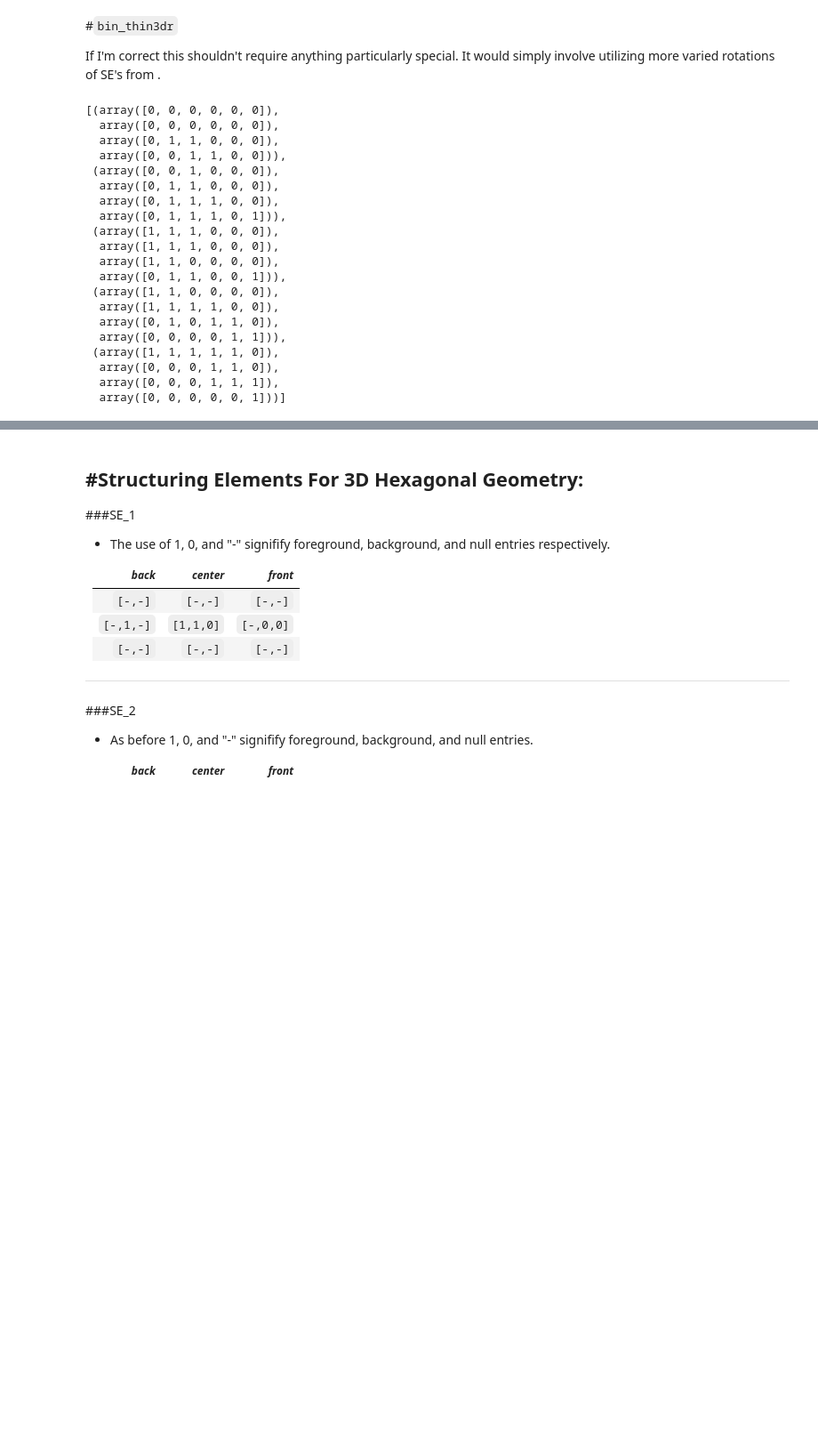
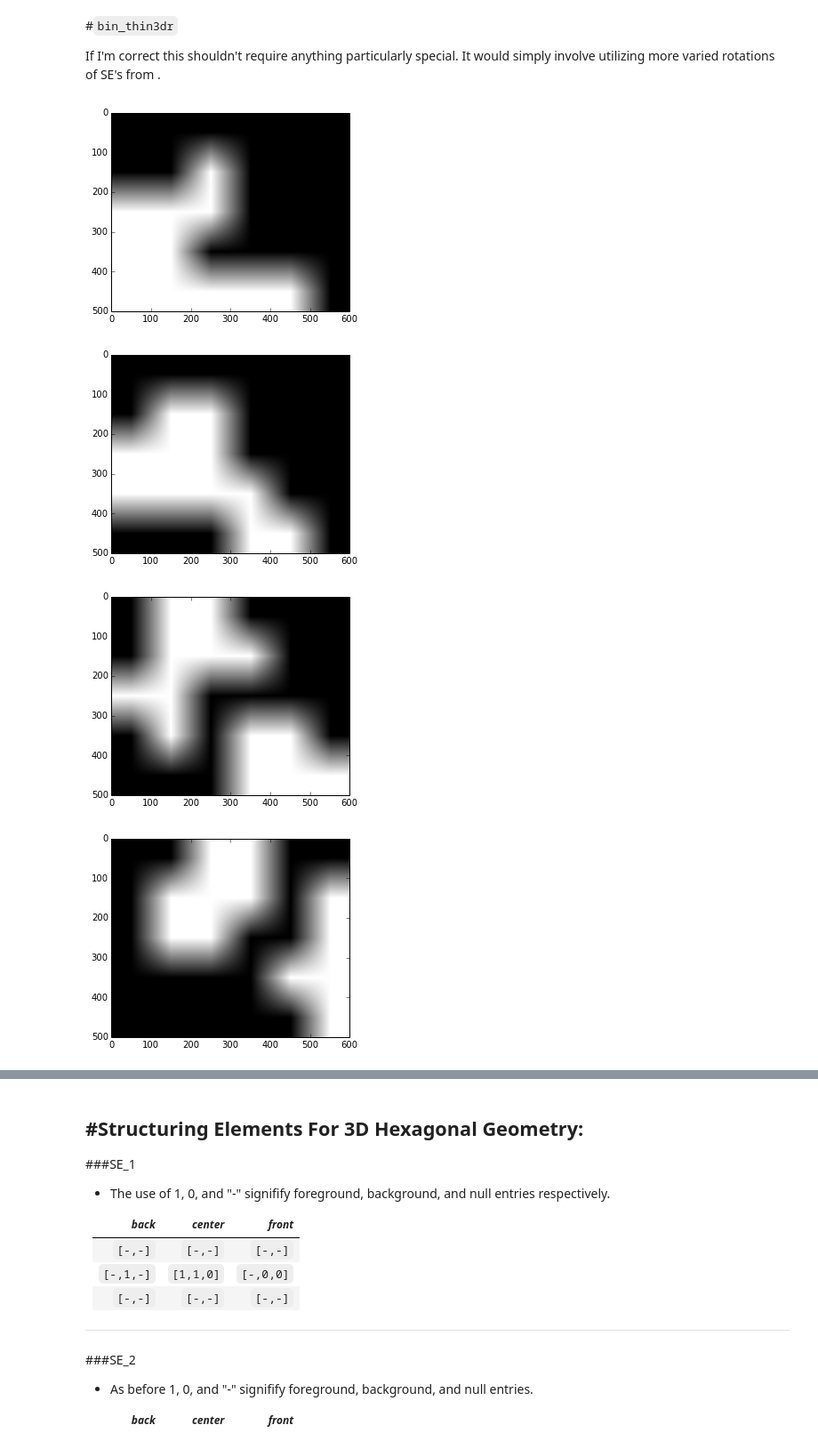
Before and after one commit to rmorshea/niffte-tracker3d, a Jupyter notebook: tracker3d_cpp/bin_thin.ipynb, the cells around one changed output, grey strips where cells are left out. Shown at 89% size. Drawn from its saved outputs; the diff is of its cells as text; code cells hidden in the pictures; blank space fills up the shorter version.

```diff
--- a/tracker3d_cpp/bin_thin.ipynb
+++ b/tracker3d_cpp/bin_thin.ipynb
@@ -19,6 +19,14 @@ def getdat(textfile):
     return flist
 # %%
 def make_png(array, size, fname='ipyim.png', show=True, save=True):
+    '''Makes a png given an rgb array
+
+    array = 2D rgb array
+    size = Dimensions of the output in pixels (tuple)
+    fname = Name of the png file which will be saved
+    show = Displays the created image after it's saved if True
+    save = S
+    '''
     newimage = Image.new('RGB', (len(array[0]), len(array)))  # type, size
     newimage.putdata([tuple(pixel) for row in array for pixel in row])
     newimage = newimage.resize(size, Image.LINEAR)
@@ -28,14 +36,17 @@ def make_png(array, size, fname='ipyim.png', show=True, save=True):
         plt.imshow(newimage)
         plt.show()
 
-def grid_to_rgb(grid):
+def gry_to_rgb(arry):
+    '''Makes an rgb array given an array of gray values.
+
+    arry = the 2D array of values between 0 (black) and 1 (white)
+    '''
     png = []
-    ishape=grid.shape[0]
-    jshape=grid.shape[1]
+    ishape,jshape=arry.shape
     for i in range(ishape):
         col=[]
         for j in range(jshape):
-            gval = grid[i][j]
+            gval = arry[i][j]
             col.append([int(255*gval),int(255*gval),int(255*gval)])
         png.append(col)
     png=np.array(png)
@@ -162,31 +175,13 @@ A = np.array([
                [0,0,0,0,1,1],
                [0,0,0,0,0,1]]
               ])
-# %%
-zip(*A)
-# %% [output]
-[(array([0, 0, 0, 0, 0, 0]),
-  array([0, 0, 0, 0, 0, 0]),
-  array([0, 1, 1, 0, 0, 0]),
-  array([0, 0, 1, 1, 0, 0])),
- (array([0, 0, 1, 0, 0, 0]),
-  array([0, 1, 1, 0, 0, 0]),
-  array([0, 1, 1, 1, 0, 0]),
-  array([0, 1, 1, 1, 0, 1])),
- (array([1, 1, 1, 0, 0, 0]),
-  array([1, 1, 1, 0, 0, 0]),
-  array([1, 1, 0, 0, 0, 0]),
-  array([0, 1, 1, 0, 0, 1])),
- (array([1, 1, 0, 0, 0, 0]),
-  array([1, 1, 1, 1, 0, 0]),
-  array([0, 1, 0, 1, 1, 0]),
-  array([0, 0, 0, 0, 1, 1])),
- (array([1, 1, 1, 1, 1, 0]),
-  array([0, 0, 0, 1, 1, 0]),
-  array([0, 0, 0, 1, 1, 1]),
-  array([0, 0, 0, 0, 0, 1]))]
 # %%
-#for grid in A:
-#    make_png(grid_to_rgb(grid),(600,500),save=False)
-#for grid in zip(*A):
-#    make_png(grid_to_rgb(np.array(grid)),(600,400),save=False)
+for grid in A:
+    make_png(grid_to_rgb(grid),(600,500),save=False)
+for grid in zip(*A):
+    make_png(grid_to_rgb(np.array(grid)),(600,400),save=False)
+# %% [output]
+[figure, added]
+[figure, added]
+[figure, added]
+[figure, added]
```
Also changed, not shown: parts of 7 cells of this notebook.
